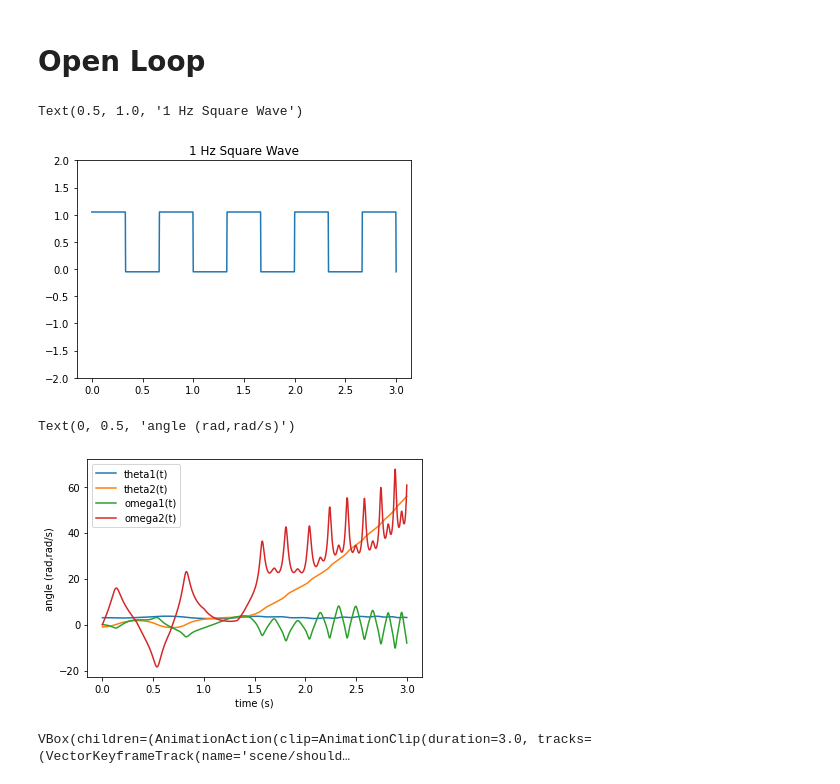
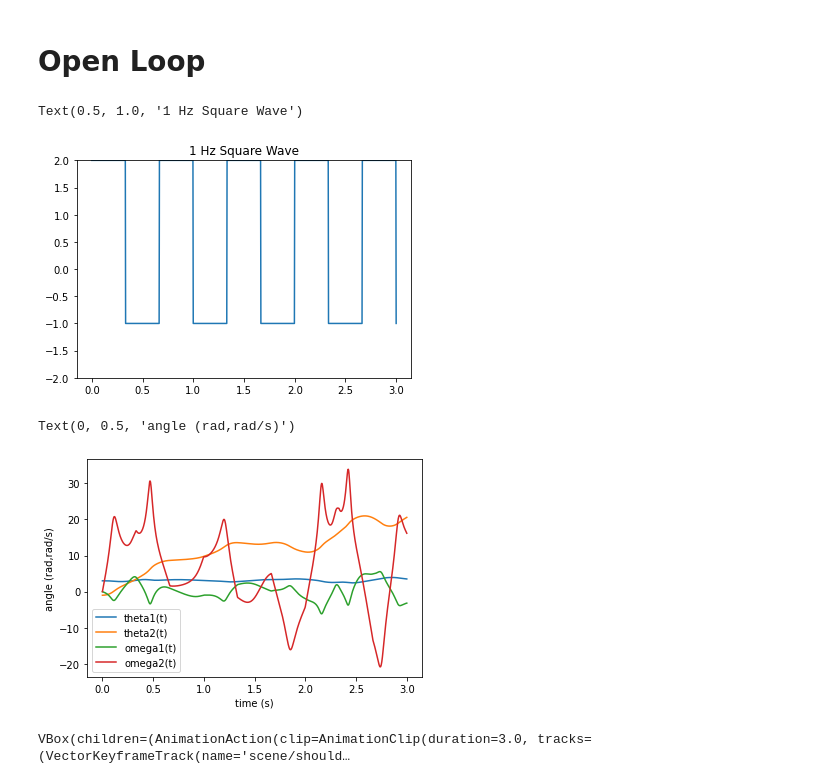
Before and after one commit to jdekarske/2d-robot-prognostics, a Jupyter notebook: robotdynamics.ipynb, the cells around one changed output. Saved outputs shown, nothing was run; the diff lists cells and outputs as text; code cells hidden in the pictures.

```diff
--- a/robotdynamics.ipynb
+++ b/robotdynamics.ipynb
@@ -256,7 +262,7 @@ import matplotlib.pyplot as plt
 
 t = sys.times
 freq = 1.5  # Hz
-amp = 1.1
+amp = 3
 center = 0.5
 square_wave_data = center + (amp / 2) * signal.square(2 * np.pi * freq * t)
 square_wave = interpolate.interp1d(t,square_wave_data, fill_value="extrapolate")
@@ -267,27 +273,24 @@ plt.ylim(-2, 2)
 plt.title("1 Hz Square Wave")
 # %% [output]
 Text(0.5, 1.0, '1 Hz Square Wave')
-[figure, old version]
+[figure, new version]
 # %%
-from numpy import zeros, ones, matrix, eye, dot, asarray, matmul
-from numpy.linalg import inv
 from scipy.integrate import odeint
-from scipy.linalg import solve_continuous_are
 
 def controller(x, t):
-    T_s = 0
+    T_s = -square_wave(t)
     T_e = square_wave(t)
     return (T_s, T_e) #u The specified inputs are, in order: T_s(t), T_e(t)
 
 y = odeint(sys.generate_ode_function(), [3,-1,0,0], sys.times, args=(controller,sys.constants))
 
 plt.plot(sys.times,y)
 plt.legend(sys.states)
 plt.xlabel('time (s)')
 plt.ylabel('angle (rad,rad/s)')
 # %% [output]
 Text(0, 0.5, 'angle (rad,rad/s)')
-[figure, old version]
+[figure, new version]
 # %%
 scene = Scene(inertial_frame, shoulder)
 
```
Also changed, not shown: parts of 3 cells of this notebook.
